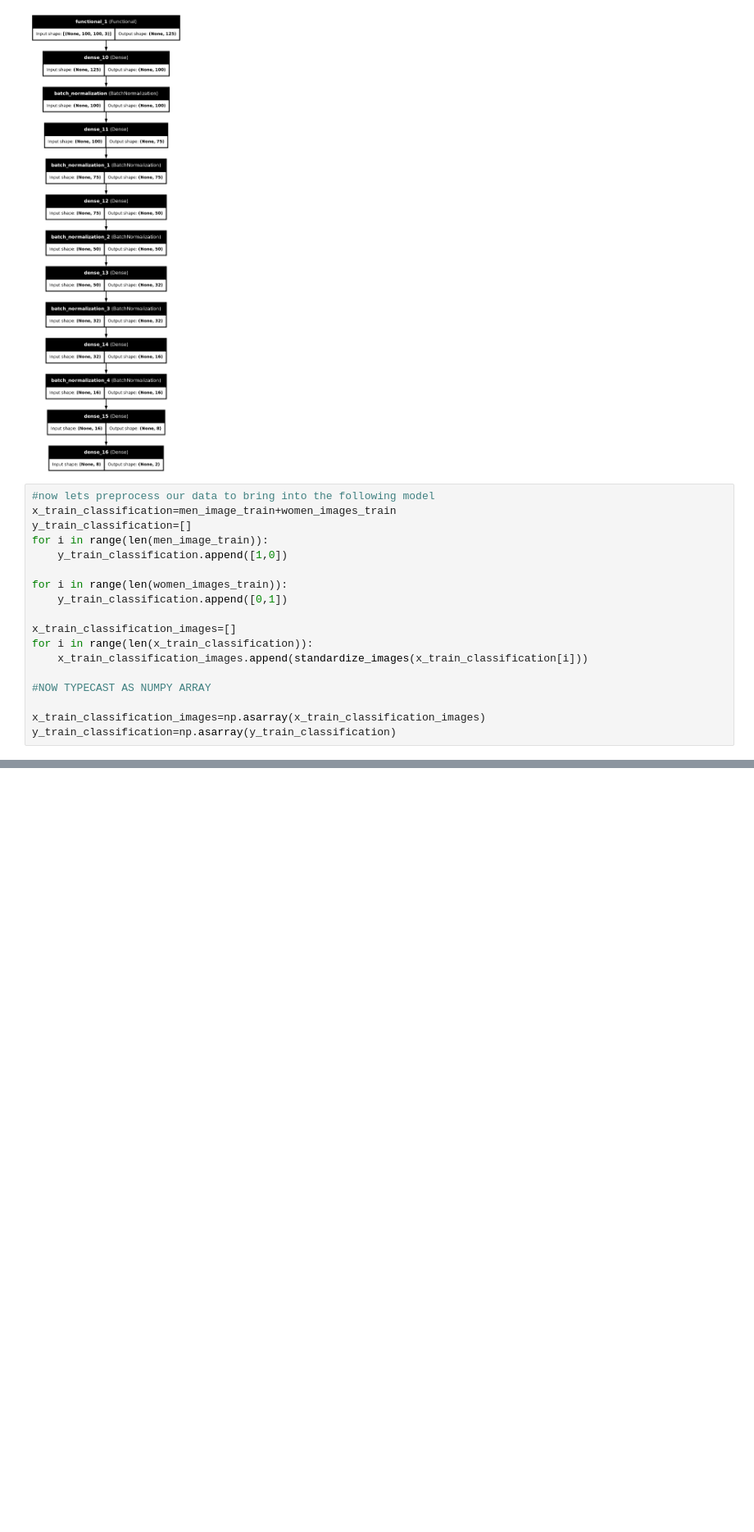
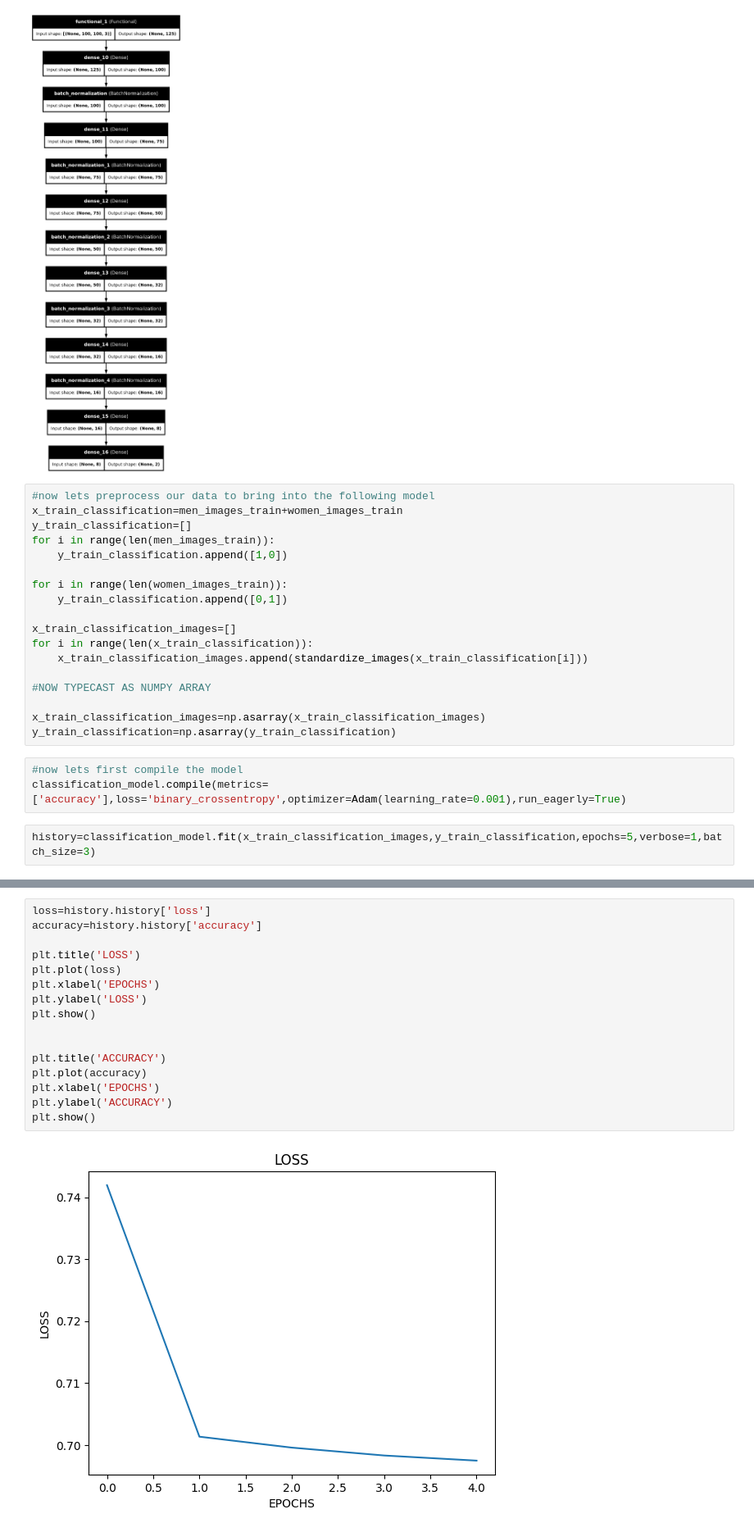
Before and after one commit to Arpitsinghvampire/computer_vision, a Jupyter notebook: male_female_gender.ipynb, the cells around one changed output, grey strips where cells are left out. Shown at 82% size. Cells and saved outputs as stored; diff of their text form; blank space fills up the shorter version.

```diff
--- a/male_female_gender.ipynb
+++ b/male_female_gender.ipynb
@@ -376,9 +358,9 @@ plot_model(classification_model,show_layer_names=True,show_shapes=True
 [figure]
 # %%
 #now lets preprocess our data to bring into the following model
-x_train_classification=men_image_train+women_images_train
+x_train_classification=men_images_train+women_images_train
 y_train_classification=[]
-for i in range(len(men_image_train)):
+for i in range(len(men_images_train)):
     y_train_classification.append([1,0])
 
 for i in range(len(women_images_train)):
@@ -392,3 +374,8 @@ for i in range(len(x_train_classification)):
 
 x_train_classification_images=np.asarray(x_train_classification_images)
 y_train_classification=np.asarray(y_train_classification)
+# %%
+#now lets first compile the model
+classification_model.compile(metrics=['accuracy'],loss='binary_crossentropy',optimizer=Adam(learning_rate=0.001),run_eagerly=True)
+# %%
+history=classification_model.fit(x_train_classification_images,y_train_classification,epochs=5,verbose=1,batch_size=3)
@@ -394,0 +393,18 @@ y_train_classification=np.asarray(y_train_classification)
+# %%
+loss=history.history['loss']
+accuracy=history.history['accuracy']
+
+plt.title('LOSS')
+plt.plot(loss)
+plt.xlabel('EPOCHS')
+plt.ylabel('LOSS')
+plt.show()
+
+
+plt.title('ACCURACY')
+plt.plot(accuracy)
+plt.xlabel('EPOCHS')
+plt.ylabel('ACCURACY')
+plt.show()
+# %% [output]
+[figure, added]
```
Also changed, not shown: parts of 7 cells of this notebook.
